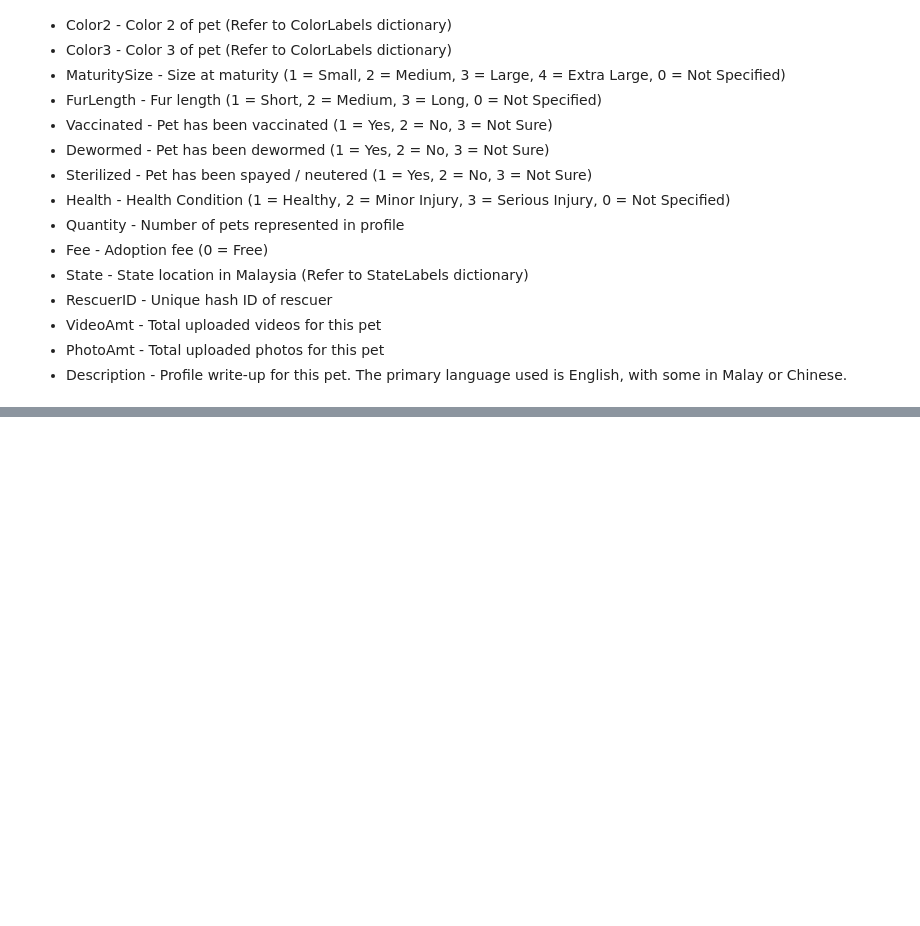
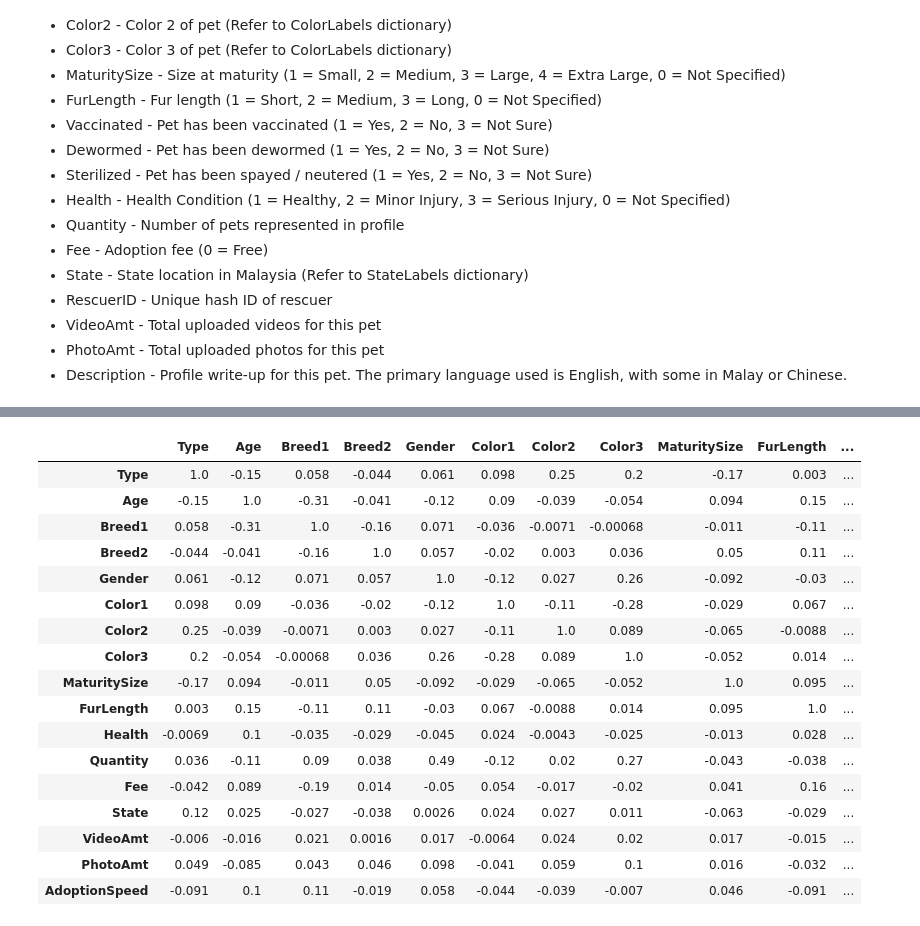
Before and after one commit to fechhh/laboII, a Jupyter notebook: PetFinder/workflows/info_dataset.ipynb, the cells around one changed output, grey strips where cells are left out. Cells and saved outputs as stored; diff of their text form; code cells hidden in the pictures; blank space fills up the shorter version.

```diff
--- a/PetFinder/workflows/info_dataset.ipynb
+++ b/PetFinder/workflows/info_dataset.ipynb
@@ -167 +164,29 @@ Breed1
 Name: count, dtype: int64
+# %%
+# Correlation of variables
+
+df_numerical = df.select_dtypes(include=['int64', 'float64'])
+
+df_numerical.corr().style.format("{:.2}").background_gradient(cmap=plt.get_cmap('coolwarm'), axis=1)
+
+#sns.pairplot(df, hue="AdoptionSpeed")
+#plt.show()
+# %% [output]
+|  | Type | Age | Breed1 | Breed2 | Gender | Color1 | Color2 | Color3 | MaturitySize | FurLength | ... |
+| Type | 1.0 | -0.15 | 0.058 | -0.044 | 0.061 | 0.098 | 0.25 | 0.2 | -0.17 | 0.003 | ... |
+| Age | -0.15 | 1.0 | -0.31 | -0.041 | -0.12 | 0.09 | -0.039 | -0.054 | 0.094 | 0.15 | ... |
+| Breed1 | 0.058 | -0.31 | 1.0 | -0.16 | 0.071 | -0.036 | -0.0071 | -0.00068 | -0.011 | -0.11 | ... |
+| Breed2 | -0.044 | -0.041 | -0.16 | 1.0 | 0.057 | -0.02 | 0.003 | 0.036 | 0.05 | 0.11 | ... |
+| Gender | 0.061 | -0.12 | 0.071 | 0.057 | 1.0 | -0.12 | 0.027 | 0.26 | -0.092 | -0.03 | ... |
+| Color1 | 0.098 | 0.09 | -0.036 | -0.02 | -0.12 | 1.0 | -0.11 | -0.28 | -0.029 | 0.067 | ... |
+| Color2 | 0.25 | -0.039 | -0.0071 | 0.003 | 0.027 | -0.11 | 1.0 | 0.089 | -0.065 | -0.0088 | ... |
+| Color3 | 0.2 | -0.054 | -0.00068 | 0.036 | 0.26 | -0.28 | 0.089 | 1.0 | -0.052 | 0.014 | ... |
+| MaturitySize | -0.17 | 0.094 | -0.011 | 0.05 | -0.092 | -0.029 | -0.065 | -0.052 | 1.0 | 0.095 | ... |
+| FurLength | 0.003 | 0.15 | -0.11 | 0.11 | -0.03 | 0.067 | -0.0088 | 0.014 | 0.095 | 1.0 | ... |
+| Health | -0.0069 | 0.1 | -0.035 | -0.029 | -0.045 | 0.024 | -0.0043 | -0.025 | -0.013 | 0.028 | ... |
+| Quantity | 0.036 | -0.11 | 0.09 | 0.038 | 0.49 | -0.12 | 0.02 | 0.27 | -0.043 | -0.038 | ... |
+| Fee | -0.042 | 0.089 | -0.19 | 0.014 | -0.05 | 0.054 | -0.017 | -0.02 | 0.041 | 0.16 | ... |
+| State | 0.12 | 0.025 | -0.027 | -0.038 | 0.0026 | 0.024 | 0.027 | 0.011 | -0.063 | -0.029 | ... |
+| VideoAmt | -0.006 | -0.016 | 0.021 | 0.0016 | 0.017 | -0.0064 | 0.024 | 0.02 | 0.017 | -0.015 | ... |
+| PhotoAmt | 0.049 | -0.085 | 0.043 | 0.046 | 0.098 | -0.041 | 0.059 | 0.1 | 0.016 | -0.032 | ... |
+| AdoptionSpeed | -0.091 | 0.1 | 0.11 | -0.019 | 0.058 | -0.044 | -0.039 | -0.007 | 0.046 | -0.091 | ... |
```
Also changed, not shown: parts of 6 cells of this notebook, 1 other file.
